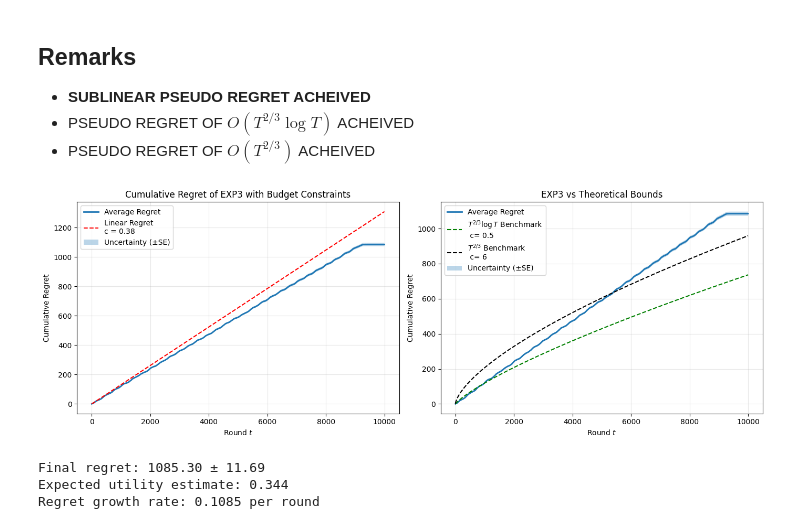
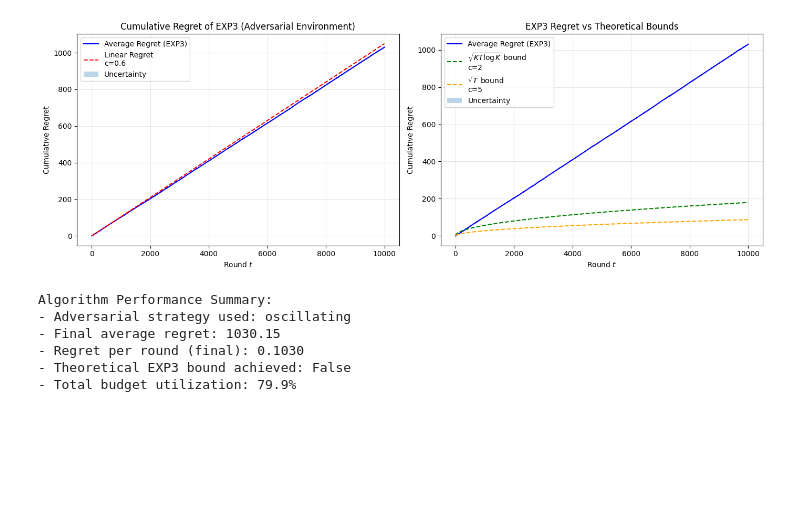
Before and after one commit to matteopasqual02/OLA-2025-project, a Jupyter notebook: R3_Single_product_and_adversarial_environment.ipynb, the cells around one changed output. Saved outputs shown, nothing was run; the diff lists cells and outputs as text; code cells hidden in the pictures; blank space fills up the shorter version.

```diff
--- a/R3_Single_product_and_adversarial_environment.ipynb
+++ b/R3_Single_product_and_adversarial_environment.ipynb
@@ -488,76 +381,71 @@ plt.show()
-# %% [markdown]
-Remarks
----
-
-- **SUBLINEAR PSEUDO REGRET ACHEIVED**
-- PSEUDO REGRET OF $O (T^{2/3}\log T)$ ACHEIVED
-- PSEUDO REGRET OF $O (T^{2/3})$ ACHEIVED
 # %%
-# Enhanced visualization with theoretical benchmarks
 fig, axs = plt.subplots(1, 2, figsize=(14, 5))
 
-# Estimate expected utility for benchmarks (use mean of best utilities)
-exp_utility = np.mean(best_utility[best_utility > 0])  # Average non-zero utility
+# First subplot: Cumulative regret with linear line
+axs[0].plot(np.arange(T), average_regret, label='Average Regret (EXP3)', color='blue')
+axs[0].set_title('Cumulative Regret of EXP3 (Adversarial Environment)')
 
-# First subplot: Cumulative regret with linear benchmark
-axs[0].plot(np.arange(T), average_regret, label='Average Regret', linewidth=2)
-axs[0].set_title('Cumulative Regret of EXP3 with Budget Constraints')
-
-# Linear regret benchmark
-c_linear = 0.38
-linear_regret = np.arange(T) * exp_utility * c_linear
-axs[0].plot(np.arange(T), linear_regret, label=f'Linear Regret\nc = {c_linear}', linestyle='--', color='red')
-
-# Add uncertainty band
+c_linear = 0.6
+linear_regret = np.arange(T) * exp_utility * c_linear # Linear regret line
+axs[0].plot(np.arange(T), linear_regret, label=f'Linear Regret\nc={c_linear}', linestyle='--', color='red')
 axs[0].fill_between(
     np.arange(T),
     average_regret - regret_std / np.sqrt(n_trials),
     average_regret + regret_std / np.sqrt(n_trials),
     alpha=0.3,
-    label='Uncertainty (±SE)'
+    label='Uncertainty'
 )
 axs[0].set_xlabel('Round $t$')
 axs[0].set_ylabel('Cumulative Regret')
 axs[0].legend()
 axs[0].grid(True, alpha=0.3)
 
-# Second subplot: Theoretical benchmarks for adversarial bandits
-axs[1].plot(np.arange(T), average_regret, label='Average Regret', linewidth=2)
-axs[1].set_title('EXP3 vs Theoretical Bounds')
+# Second subplot: EXP3 theoretical bounds
+axs[1].plot(np.arange(T), average_regret, label='Average Regret (EXP3)', color='blue')
+axs[1].set_title('EXP3 Regret vs Theoretical Bounds')
 
 t_vals = np.arange(1, T+1)
 
 # EXP3 theoretical bound: O(sqrt(KT log K))
-c_log = 0.5
-benchmark = (t_vals ** (2/3)) * np.log(t_vals) * exp_utility * c_log
-axs[1].plot(np.arange(T), benchmark, label=r'$T^{2/3}\log T$ Benchmark' + f'\n c= {c_log}', linestyle='--', color='green')
+c_exp3 = 2
+exp3_bound = np.sqrt(K * t_vals * np.log(K)) * exp_utility * c_exp3
+axs[1].plot(np.arange(T), exp3_bound, label=f'$\\sqrt{{KT\\log K}}$ bound\nc={c_exp3}', linestyle='--', color='green')
 
-c_no_log = 6
-benchmark = (t_vals ** (2/3)) * exp_utility * c_no_log
-axs[1].plot(np.arange(T), benchmark, label=r'$T^{2/3}$ Benchmark'+ f'\n c= {c_no_log}', linestyle='--', color='black')
+# Simpler sqrt(T) bound for comparison
+c_sqrt = 5
+sqrt_bound = np.sqrt(t_vals) * exp_utility * c_sqrt
+axs[1].plot(np.arange(T), sqrt_bound, label=f'$\\sqrt{{T}}$ bound\nc={c_sqrt}', linestyle='--', color='orange')
 
-# Add uncertainty band
+# Fill between for uncertainty in the second plot
 axs[1].fill_between(
     np.arange(T),
     average_regret - regret_std / np.sqrt(n_trials),
     average_regret + regret_std / np.sqrt(n_trials),
     alpha=0.3,
-    label='Uncertainty (±SE)'
+    label='Uncertainty'
 )
 
+# Set labels and legends for the second subplot
 axs[1].set_xlabel('Round $t$')
 axs[1].set_ylabel('Cumulative Regret')
 axs[1].legend()
 axs[1].grid(True, alpha=0.3)
 
 plt.tight_layout()
 plt.show()
 
-print(f"Final regret: {average_regret[-1]:.2f} ± {regret_std[-1]/np.sqrt(n_trials):.2f}")
-print(f"Expected utility estimate: {exp_utility:.3f}")
-print(f"Regret growth rate: {average_regret[-1]/T:.4f} per round")
+# Print some algorithm statistics
+print(f"\nAlgorithm Performance Summary:")
+print(f"- Adversarial strategy used: {adversarial_strategy}")
+print(f"- Final average regret: {average_regret[-1]:.2f}")
+print(f"- Regret per round (final): {average_regret[-1]/T:.4f}")
+print(f"- Theoretical EXP3 bound achieved: {average_regret[-1] <= exp3_bound[-1]}")
+print(f"- Total budget utilization: {(B - agent.budget)/B * 100:.1f}%")
 # %% [output]
-[figure, old version]
+[figure, new version]
-Final regret: 1085.30 ± 11.69
-Expected utility estimate: 0.344
-Regret growth rate: 0.1085 per round
+Algorithm Performance Summary:
+- Adversarial strategy used: oscillating
+- Final average regret: 1030.15
+- Regret per round (final): 0.1030
+- Theoretical EXP3 bound achieved: False
+- Total budget utilization: 79.9%
```
Also changed, not shown: parts of 18 cells of this notebook.
